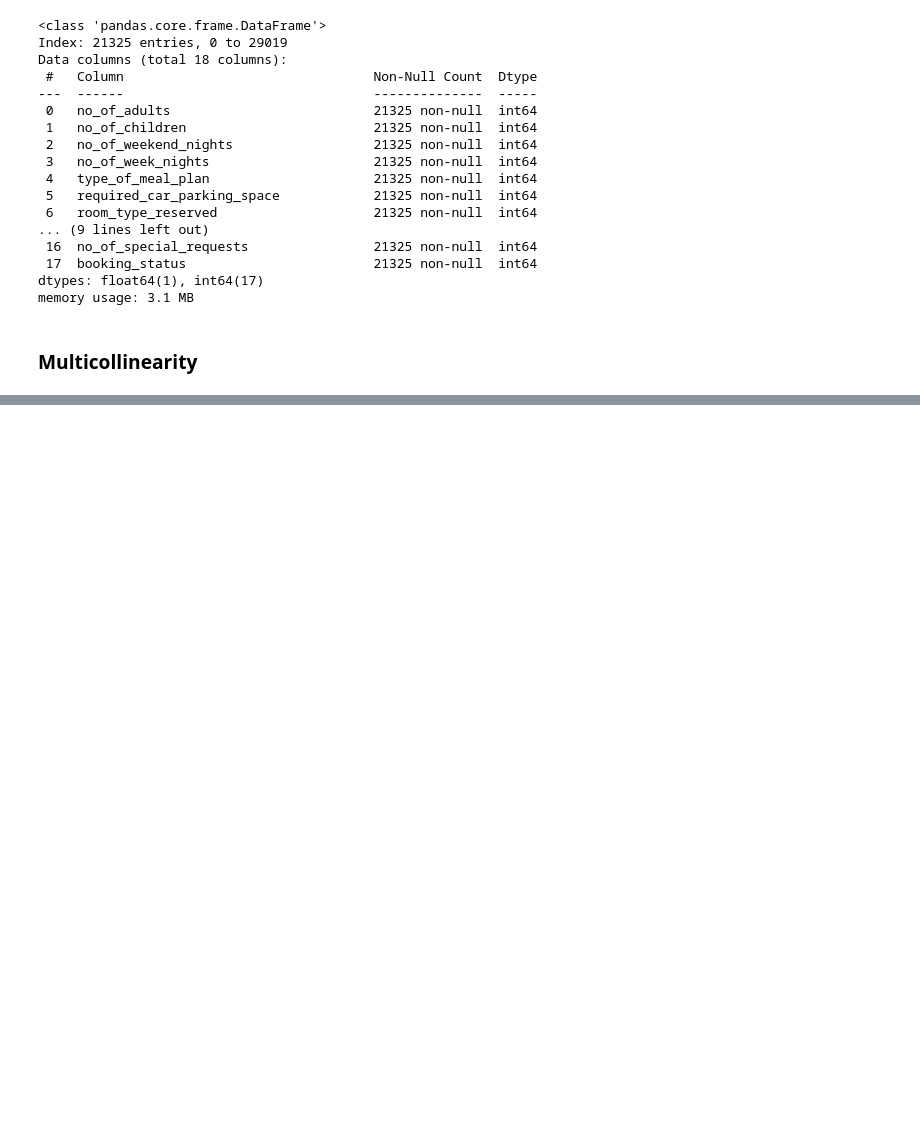
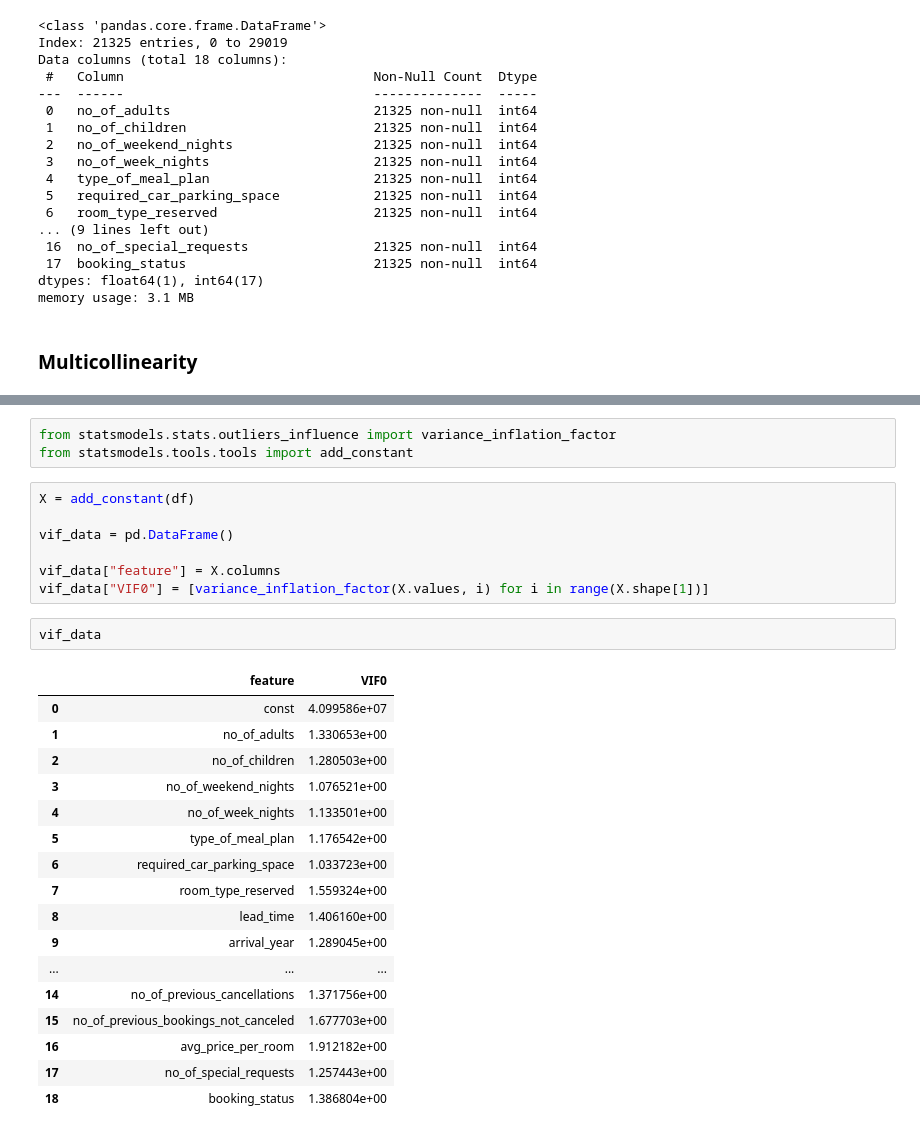
Before and after one commit to JoeUzo/Hotel-Reservation-Predicition, a Jupyter notebook: notebook/notebook.ipynb, the cells around one changed output, grey strips where cells are left out. Cells and saved outputs as stored; diff of their text form; blank space fills up the shorter version.

```diff
--- a/notebook/notebook.ipynb
+++ b/notebook/notebook.ipynb
@@ -302,0 +285,30 @@ Successfully installed patsy-1.0.1 statsmodels-0.14.4
+# %%
+from statsmodels.stats.outliers_influence import variance_inflation_factor
+from statsmodels.tools.tools import add_constant
+# %%
+X = add_constant(df)
+
+vif_data = pd.DataFrame()
+
+vif_data["feature"] = X.columns
+vif_data["VIF0"] = [variance_inflation_factor(X.values, i) for i in range(X.shape[1])]
+# %%
+vif_data
+# %% [output]
+|  | feature | VIF0 |
+| 0 | const | 4.099586e+07 |
+| 1 | no_of_adults | 1.330653e+00 |
+| 2 | no_of_children | 1.280503e+00 |
+| 3 | no_of_weekend_nights | 1.076521e+00 |
+| 4 | no_of_week_nights | 1.133501e+00 |
+| 5 | type_of_meal_plan | 1.176542e+00 |
+| 6 | required_car_parking_space | 1.033723e+00 |
+| 7 | room_type_reserved | 1.559324e+00 |
+| 8 | lead_time | 1.406160e+00 |
+| 9 | arrival_year | 1.289045e+00 |
+| ... | ... | ... |
+| 14 | no_of_previous_cancellations | 1.371756e+00 |
+| 15 | no_of_previous_bookings_not_canceled | 1.677703e+00 |
+| 16 | avg_price_per_room | 1.912182e+00 |
+| 17 | no_of_special_requests | 1.257443e+00 |
+| 18 | booking_status | 1.386804e+00 |
```
Also changed, not shown: parts of 25 cells of this notebook.
